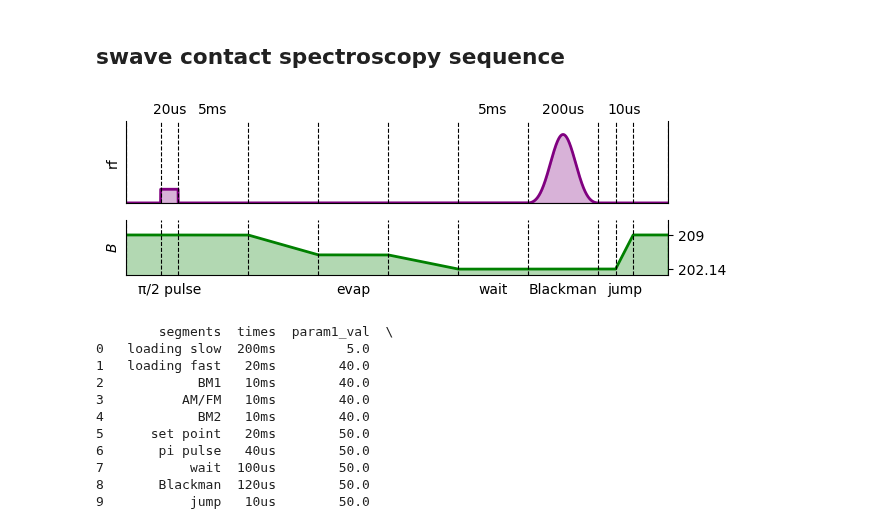
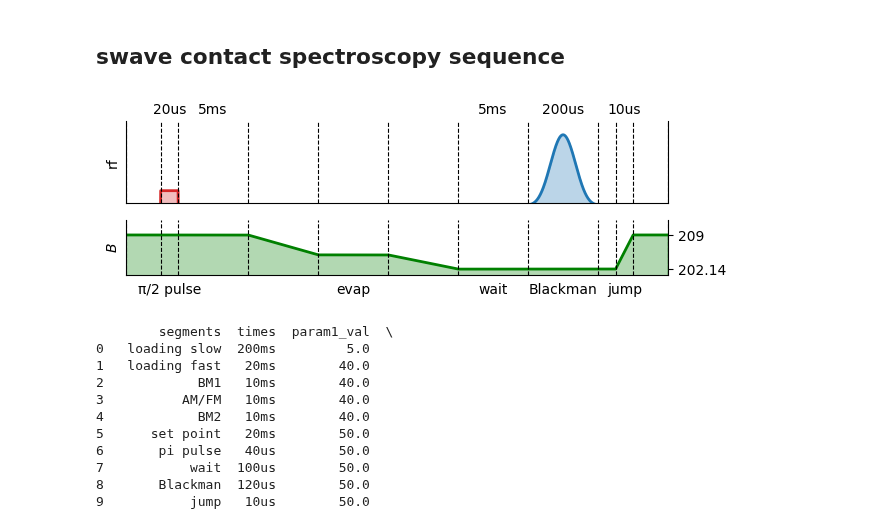
Before and after one commit to colinjdale/ChiPyLab, a Jupyter notebook: examples/plot_exp_sequence.ipynb, the cells around one changed output. Cells and saved outputs as stored; diff of their text form; code cells hidden in the pictures.

```diff
--- a/examples/plot_exp_sequence.ipynb
+++ b/examples/plot_exp_sequence.ipynb
@@ -25,8 +26,7 @@ from general.exp_sequence import *
 # Define parameters
 labels = ['rf', r'$B$']
 units = ['arb.', 'G']
-ylims = [[0, 12], [201, 212]]
-colors = ["purple", "green"]
+ylims = [[0.25, 12], [201, 212]]
 
 # Load df
 df = pd.read_excel('sequences/swave_contact_sequence.xlsx')
@@ -41,7 +41,7 @@ x, y, x_edges, df = calculate_sequence(df, seq_func_mapping)
 x_centers = (x_edges[:-1] + x_edges[1:]) / 2
 
 # Parameter list
-parameters = list(zip(y, ylims, labels, colors))
+parameters = list(zip(y, ylims, labels, ['purple', 'green']))
 
 # Fill empty label cells with ''
 df['times'] = df['times'].fillna('')
@@ -50,39 +50,48 @@ df['segments'] = df['segments'].fillna('')
 fig, axes = plt.subplots(len(parameters), 1, sharex=True, figsize=(7, 2),
                          gridspec_kw={'hspace': 0.25}, height_ratios=[1.5, 1])
 
+n = len(x)
+half_n = n // 2
+
 # Plot each parameter
 for ax, (y, ylims, label, color) in zip(axes, parameters):
-    ax.plot(x, y, color=color, lw=2)
-    ax.fill_between(x, y, color=color, alpha=0.3)
+    if label == 'rf':
+        ax.plot(x[:half_n], y[:half_n], color=colors[3], lw=2)
+        ax.fill_between(x[:half_n], y[:half_n], color=colors[3], alpha=0.3)
+        ax.plot(x[half_n:], y[half_n:], color=colors[0], lw=2)
+        ax.fill_between(x[half_n:], y[half_n:], color=colors[0], alpha=0.3)
+    else:
+        ax.plot(x, y, color=color, lw=2)
+        ax.fill_between(x, y, color=color, alpha=0.3)
     ax.set(xlim=[0, max(x)], ylim=ylims, ylabel=label)
     ax.spines['top'].set_visible(False)
     # ax.spines['right'].set_visible(False)
 
 # Vertical dashed lines for segment boundaries
 for ax in axes:
     for s in x_edges:
         ax.axvline(s, color='k', linestyle='--', lw=0.8)
 
 # Add duration and label annotations
 for i, (name, duration) in enumerate(zip(df['segments'].values, df['times'].values)):
     axes[0].text(x_centers[i], 1.05, f"{duration}", ha='center',
                  va='bottom', transform=axes[0].get_xaxis_transform())
     axes[-1].text(x_centers[i], -0.15, name, ha='center',
                  va='top', transform=axes[-1].get_xaxis_transform(), fontsize=10)
 
 axes[-1].set_xticklabels([])
 axes[-1].set_xticks([])
 # plt.tight_layout()
 
 axes[0].set_yticklabels([])
 axes[0].set_yticks([])
 
 axes[1].yaxis.set_label_position("left")
 axes[1].yaxis.tick_right()
 axes[1].set_yticks([202.14, 209])
 axes[1].set_yticklabels([202.14, 209])
 
 plt.show()
 # %% [output]
-[figure, old version]
+[figure, new version]
 # %%
```
Also changed, not shown: parts of 5 cells of this notebook.
